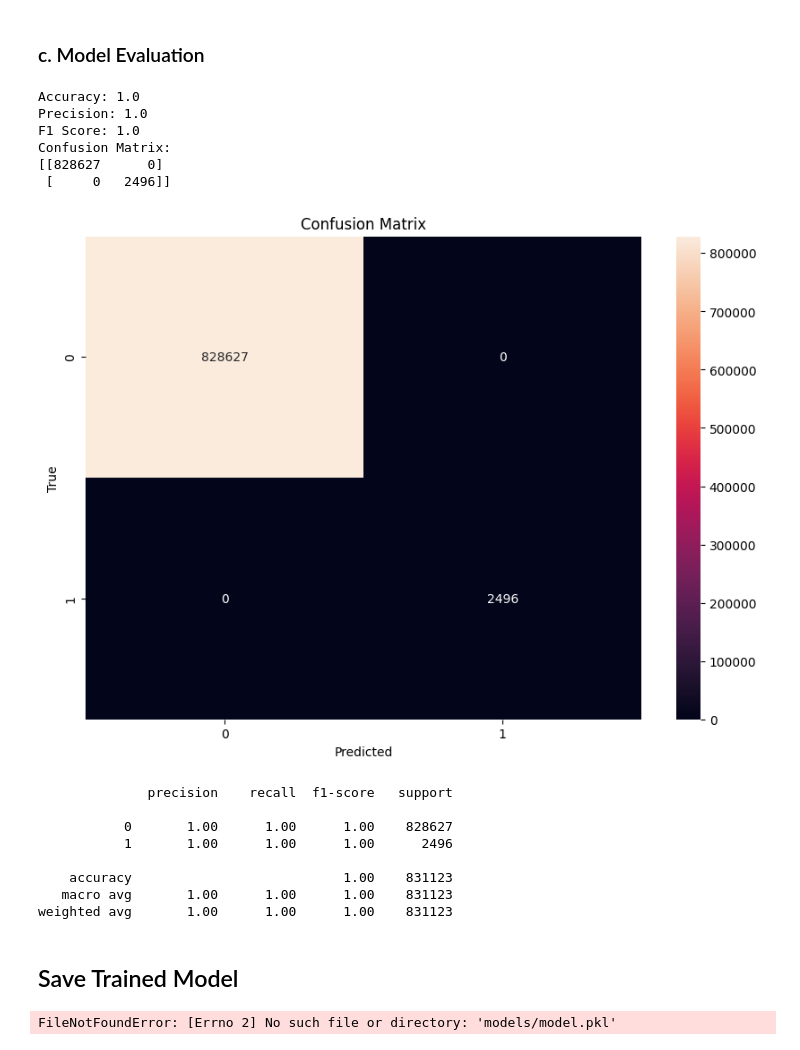
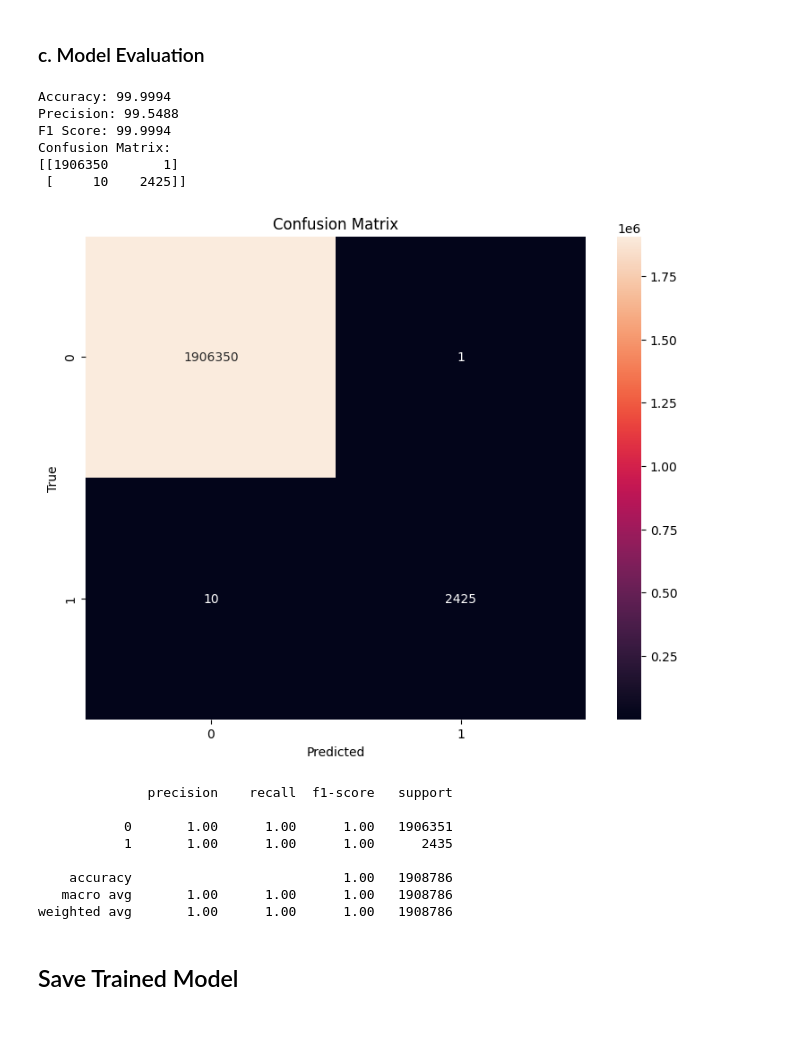
Before and after one commit to khairul746/Fraudulent-Transaction-Detection, a Jupyter notebook: notebooks/fraud_eda.ipynb, the cells around one changed output. Saved outputs shown, nothing was run; the diff lists cells and outputs as text; code cells hidden in the pictures.

```diff
--- a/notebooks/fraud_eda.ipynb
+++ b/notebooks/fraud_eda.ipynb
@@ -278,0 +277,4 @@ The Fraud plot shows that fraudulent transaction activity is more spread across
+# %%
+df['remaining_balance'] = df['oldbalanceOrg'] - df['amount']
+df['balance_change_ratio'] = (df['oldbalanceOrg'] - df['newbalanceOrig']) / (df['oldbalanceOrg'] + 1e-9)
+df['hours'] = df['step'] % 24
@@ -279,3 +283,10 @@ The Fraud plot shows that fraudulent transaction activity is more spread across
+# %%
+OH_encoder = OneHotEncoder(sparse_output=False)
+encoded_data = OH_encoder.fit_transform(df[['type']])
+encoded_df = pd.DataFrame(encoded_data, columns=list(OH_encoder.get_feature_names_out()))
+final_df = pd.concat([df, encoded_df], axis=1)
+# %%
+final_df.drop(['nameOrig', 'nameDest', 'type', 'isFlaggedFraud'], axis=1, inplace=True)
 # %% [markdown]
 ## Model Development
 # %% [markdown]
@@ -287,12 +298,8 @@ Train a model (Random Forest)
 from sklearn.ensemble import RandomForestClassifier
 from sklearn.model_selection import train_test_split
 
-X = co_trans_df[[
-    'step', 'amount', 'oldbalanceOrg', 'newbalanceOrig',
-    'oldbalanceDest','newbalanceDest', 'isFraud', 'isFlaggedFraud',
-    'remaining_balance', 'balance_change_ratio', 'hours'
-]]
-y = co_trans_df['isFraud']
+X = final_df.drop('isFraud', axis=1)
+y = final_df['isFraud']
 
 X_train, X_test, y_train, y_test = train_test_split(X, y, test_size=0.3, random_state=42)
 model = RandomForestClassifier(random_state=42)
@@ -313,41 +363,36 @@ precision = average_precision_score(y_test, y_pred, average='weighted')
 f1 = f1_score(y_test, y_pred, average='weighted')
 cm = confusion_matrix(y_test, y_pred)
 
-print(f"Accuracy: {accuracy}")
-print(f"Precision: {precision}")
-print(f"F1 Score: {f1}")
+print(f"Accuracy: {accuracy*100:.4f}")
+print(f"Precision: {precision*100:.4f}")
+print(f"F1 Score: {f1*100:.4f}")
 print(f"Confusion Matrix: \n{cm}")
 # %% [output]
-Accuracy: 1.0
-Precision: 1.0
-F1 Score: 1.0
+Accuracy: 99.9994
+Precision: 99.5488
+F1 Score: 99.9994
 Confusion Matrix:
-[[828627      0]
- [     0   2496]]
+[[1906350       1]
+ [     10    2425]]
 # %%
-plt.figure(figsize=(10, 7))
+plt.figure(figsize=(9, 7))
 sns.heatmap(cm, annot=True, fmt='d')
 plt.xlabel('Predicted')
 plt.ylabel('True')
 plt.title('Confusion Matrix')
 plt.show()
 # %% [output]
-[figure, old version]
+[figure, new version]
 # %%
 print(classification_report(y_test, y_pred))
 # %% [output]
               precision    recall  f1-score   support
 
-           0       1.00      1.00      1.00    828627
-           1       1.00      1.00      1.00      2496
+           0       1.00      1.00      1.00   1906351
+           1       1.00      1.00      1.00      2435
 
-    accuracy                           1.00    831123
-   macro avg       1.00      1.00      1.00    831123
-weighted avg       1.00      1.00      1.00    831123
+    accuracy                           1.00   1908786
+   macro avg       1.00      1.00      1.00   1908786
+weighted avg       1.00      1.00      1.00   1908786
 # %% [markdown]
 ## Save Trained Model
-# %%
-from joblib import dump
-dump(model, 'models/model.pkl')
-# %% [output]
-FileNotFoundError: [Errno 2] No such file or directory: 'models/model.pkl'
```
Also changed, not shown: parts of 16 cells of this notebook.
